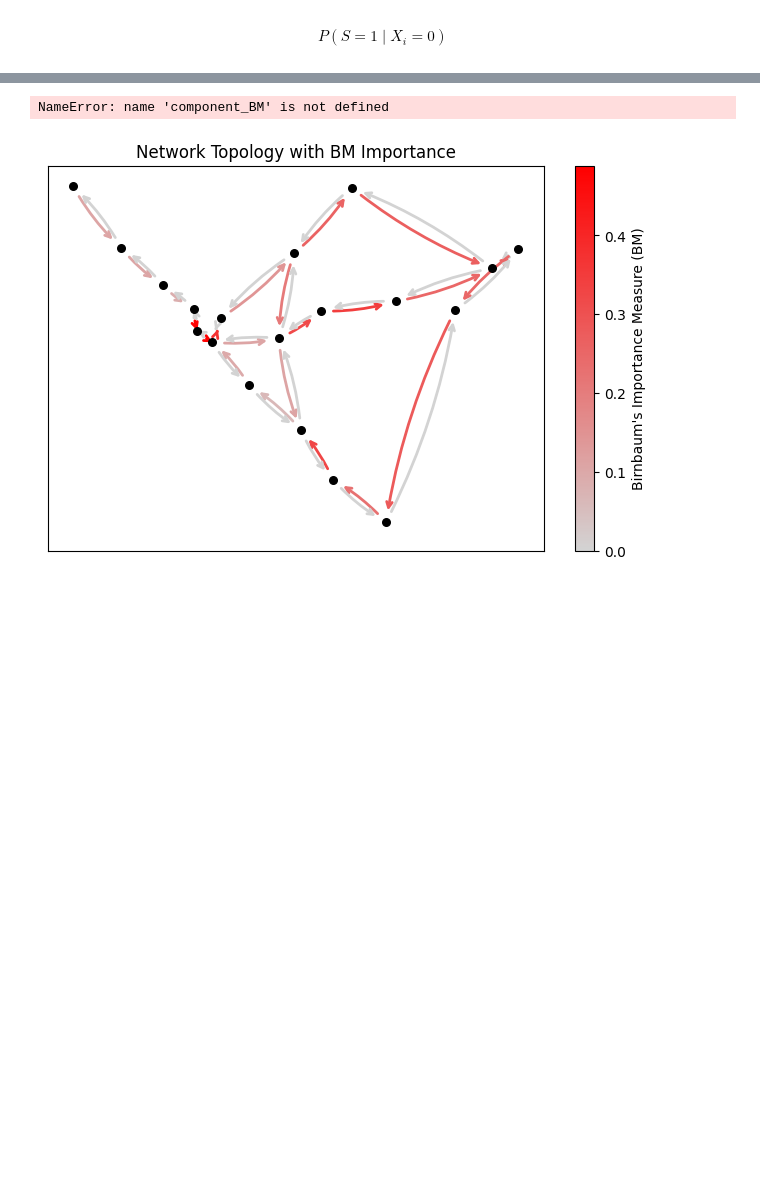
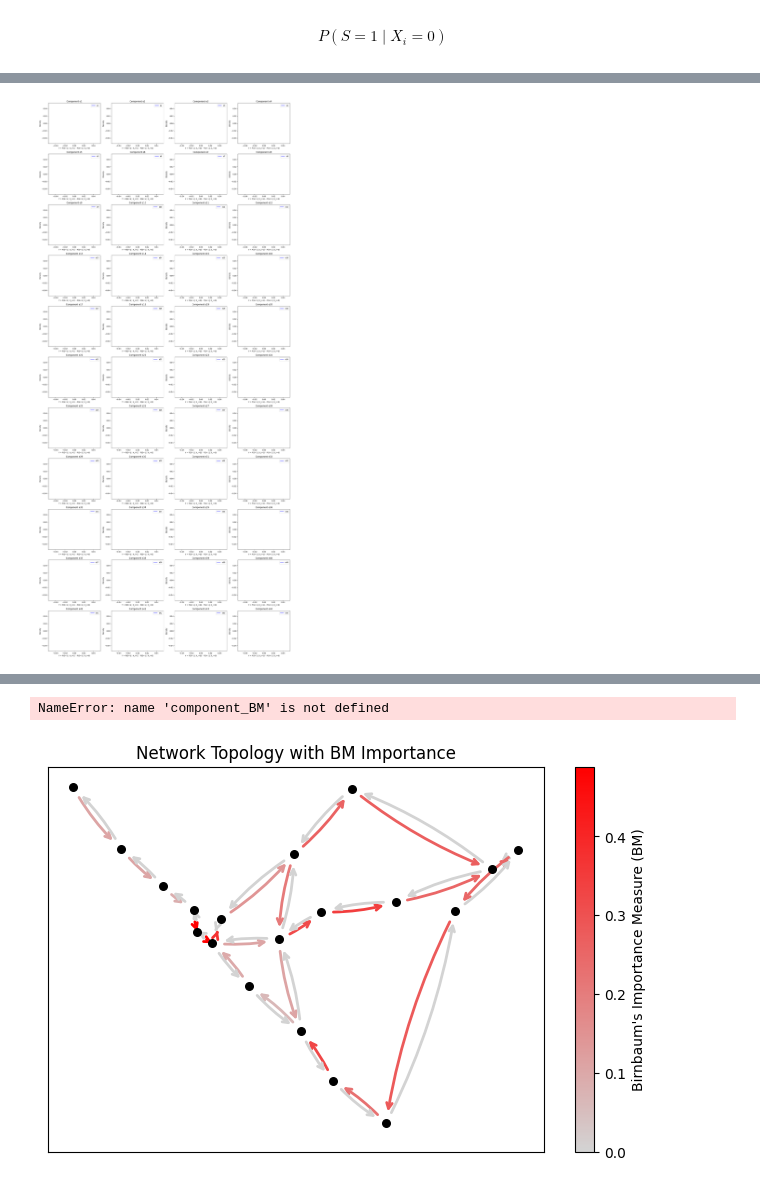
Before and after one commit to mjkang920/network_reliability, a Jupyter notebook: 2025-02-18-Scotland_brc+sampling.ipynb, the cells around one changed output, grey strips where cells are left out. Cells and saved outputs as stored; diff of their text form; code cells hidden in the pictures; blank space fills up the shorter version.

```diff
--- a/2025-02-18-Scotland_brc+sampling.ipynb
+++ b/2025-02-18-Scotland_brc+sampling.ipynb
@@ -789,6 +811,6 @@ $$
 # %%
 # Dictionary to store final results for each component
-final_results = {}
+final_results_1 = {}
 
 # Iterate over all components in probs_cpm
 for X_n in probs_cpm.keys():
@@ -824,25 +846,31 @@ for X_n in probs_cpm.keys():
     P_S_given_Xi_1 = mcs_result_unknown['ps'] / P_Xi_1
     P_S_given_Xi_1_low = mcs_result_unknown['cint_low'] / P_Xi_1
     P_S_given_Xi_1_up = mcs_result_unknown['cint_up'] / P_Xi_1
+    COV1 = mcs_result_unknown['cov']
+
+    # Compute alpha and beta for Beta distribution
+    alpha1, beta1 = beta_parameters(P_S_given_Xi_1, COV1)
 
     # Store results
-    final_results[X_n] = {
+    final_results_1[X_n] = {
         'P(X_i=1, S=1)': mcs_result_unknown['ps'],
         'P(S=1 | X_i=1)': P_S_given_Xi_1,
-        'COV': mcs_result_unknown['cov'],
+        'COV': COV1,
         'Confidence Interval': [P_S_given_Xi_1_low, P_S_given_Xi_1_up],
-        'Number of Samples': mcs_result_unknown['nsamp']
+        'Number of Samples': mcs_result_unknown['nsamp'],
+        'Alpha': alpha1,
+        'Beta': beta1
     }
 
 # Print final results for all components
 print("\n🔹 **Final Conditional Probabilities for All Components** 🔹")
-for comp, values in final_results.items():
+for comp, values in final_results_1.items():
     print(f"\nComponent: {comp}")
-    print(f"   - Estimated P({comp}=1, S=1): {values['P(X_i=1, S=1)']:.10e}")
     print(f"   - Estimated P(S=1 | {comp}=1): {values['P(S=1 | X_i=1)']:.10e}")
     print(f"   - COV: {values['COV']:.4e}")
     print(f"   - Confidence Interval: [{values['Confidence Interval'][0]:.10e}, {values['Confidence Interval'][1]:.10e}]")
     print(f"   - Number of Samples: {values['Number of Samples']}")
+    print(f"   - Alpha: {values['Alpha']:.4e}, Beta: {values['Beta']:.4e}")
 # %% [output]
 ... Computing for Component: e1
 ... Computing for Component: e2
@@ -942,0 +983,76 @@ nsamp: 1000, P(S=1): 8.5452e-03, COV: 1.0820e-02
+# %%
+import numpy as np
+import matplotlib.pyplot as plt
+from scipy.special import gamma
+from scipy.integrate import quad
+
+def beta_pdf(x, alpha, beta):
+    """
+    Beta distribution PDF
+    """
+    if 0 <= x <= 1:
+        return (gamma(alpha + beta) / (gamma(alpha) * gamma(beta))) * (x**(alpha - 1)) * ((1 - x)**(beta - 1))
+    else:
+        return 0
+
+def f_Y(y, alpha1, beta1, alpha2, beta2):
+    """
+    Computes the probability density function of Y = P1 - P2, where
+    P1 ~ Beta(alpha1, beta1), P2 ~ Beta(alpha2, beta2).
+    """
+    if y < -1 or y > 1:
+        return 0  # P1 - P2 is always within [-1,1]
+
+    def integrand(p2):
+        return beta_pdf(y + p2, alpha1, beta1) * beta_pdf(p2, alpha2, beta2)
+
+    result, _ = quad(integrand, 0, 1)
+    return result
+
+# Define the range of Y values for BM distribution
+y_values = np.linspace(-1, 1, 100)
+
+# Number of components
+num_components = len(probs_cpm.keys())
+
+# Automatically determine grid size (rows and columns)
+ncols = min(4, num_components)  # Max 4 columns
+nrows = (num_components + ncols - 1) // ncols  # Compute rows dynamically
+
+# Create subplots
+fig, axes = plt.subplots(nrows, ncols, figsize=(5 * ncols, 4 * nrows))
+axes = np.array(axes).flatten()  # Flatten in case of single-row structure
+
+bm_results = {}
+
+for ax, X_n in zip(axes, probs_cpm.keys()):
+    print(f"\nComputing BM distribution for Component: {X_n}")
+
+    # Extract precomputed Beta parameters from final_results
+    alpha1 = final_results_1[X_n]['Alpha']
+    beta1 = final_results_1[X_n]['Beta']
+
+    # Extract precomputed Beta parameters from final_results_0
+    alpha2 = final_results_0[X_n]['Alpha']
+    beta2 = final_results_0[X_n]['Beta']
+
+    # Compute BM distribution over multiple Y values
+    BM_distribution = [f_Y(y, alpha1, beta1, alpha2, beta2) for y in y_values]
+
+    # Debugging: Check if BM_distribution is all zero
+    print(f"BM_distribution for {X_n}: {BM_distribution[:10]} (first 10 values)")
+
+    # Store results
+    bm_results[X_n] = BM_distribution
+
+    # Plot BM distribution
+    ax.plot(y_values, BM_distribution, label=f"{X_n}", color='blue')
+    ax.set_title(f"Component {X_n}")
+    ax.set_xlabel("Y = P(S=1 | X_i=1) - P(S=1 | X_i=0)")
+    ax.set_ylabel("Density")
+    ax.legend()
+
+# Adjust layout to prevent overlapping
+plt.tight_layout()
+plt.show()
+# %% [output]
@@ -942,0 +1079 @@ nsamp: 1000, P(S=1): 8.5452e-03, COV: 1.0820e-02
+[figure, added]
```
Also changed, not shown: parts of 8 cells of this notebook, 1 other file.
